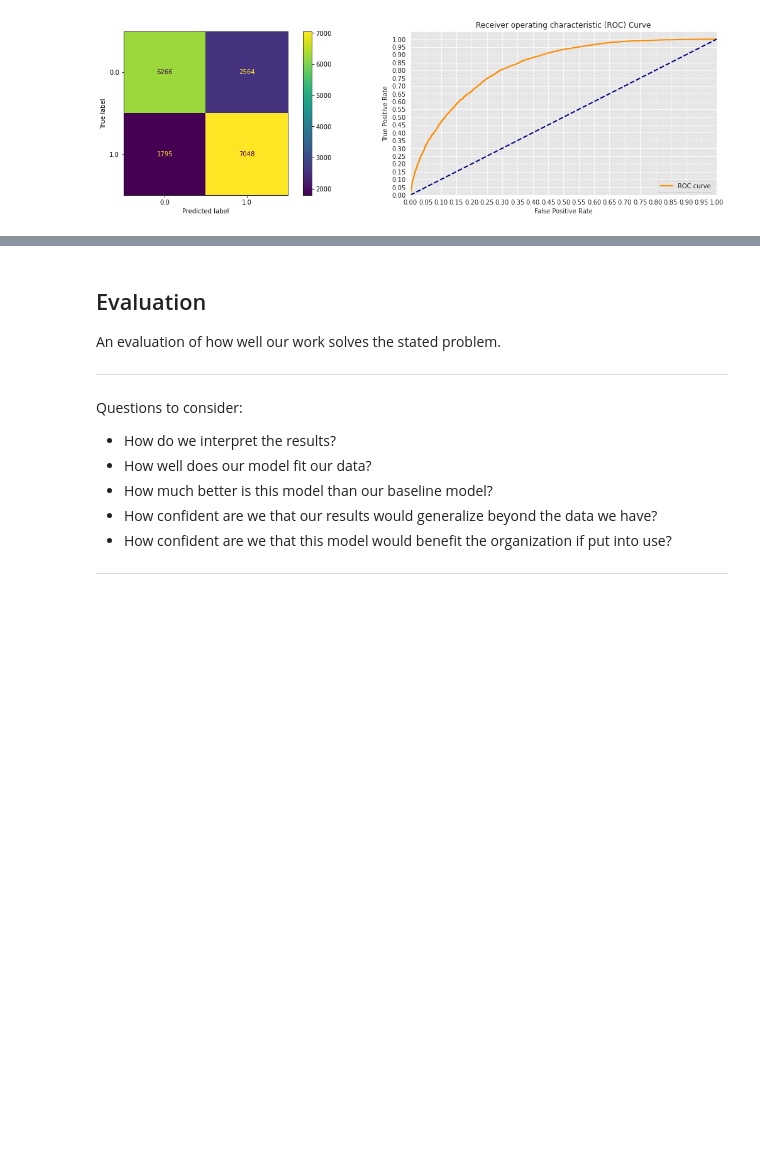
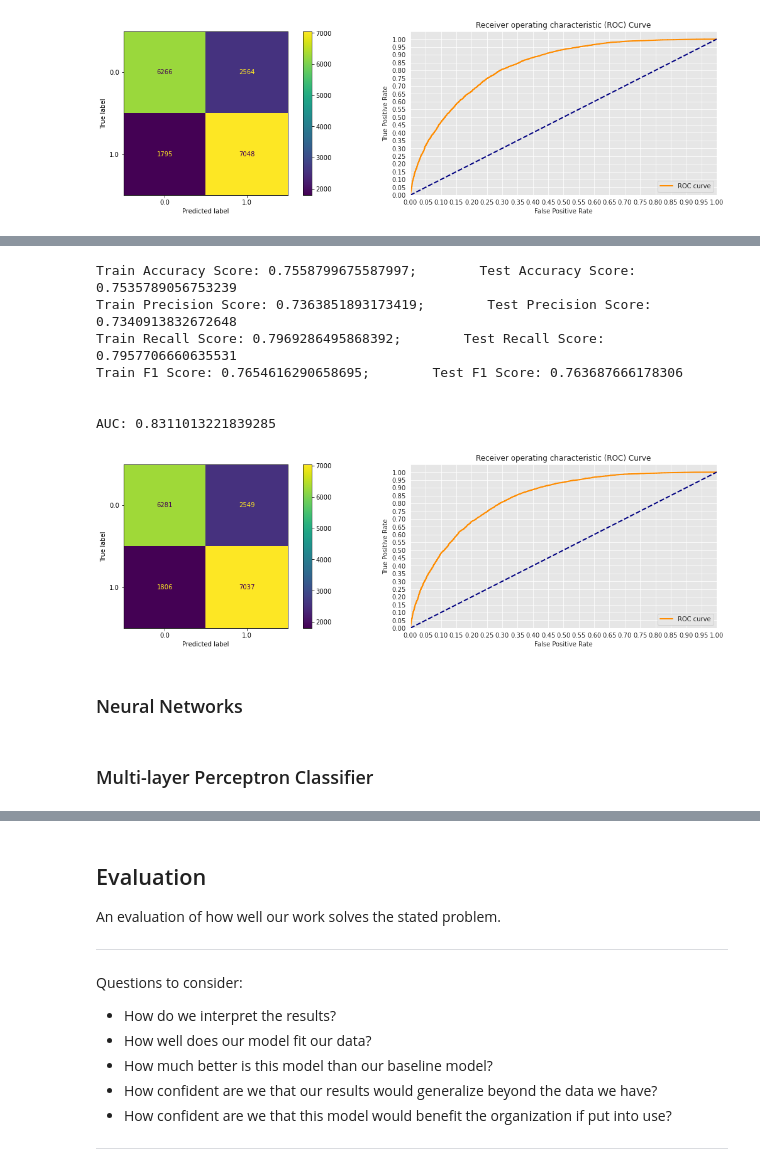
Before and after one commit to ChumpyDuelle/detecting-diabetes-with-machine-learning, a Jupyter notebook: detecting-diabetes-with-machine-learning.ipynb, the cells around one changed output, grey strips where cells are left out. Drawn from its saved outputs; the diff is of its cells as text; code cells hidden in the pictures; blank space fills up the shorter version.

```diff
--- a/detecting-diabetes-with-machine-learning.ipynb
+++ b/detecting-diabetes-with-machine-learning.ipynb
@@ -1118,0 +1143,15 @@ AUC: 0.828008205042564
+# %%
+gbc1 = GradientBoostingClassifier(random_state = 42).fit(X = X_train_scaled, y = y_train)
+# %%
+evaluate(gbc1)
+# %% [output]
+Train Accuracy Score: 0.7558799675587997;        Test Accuracy Score: 0.7535789056753239
+Train Precision Score: 0.7363851893173419;        Test Precision Score: 0.7340913832672648
+Train Recall Score: 0.7969286495868392;        Test Recall Score: 0.7957706660635531
+Train F1 Score: 0.7654616290658695;        Test F1 Score: 0.763687666178306
+
+
+AUC: 0.8311013221839285
+[figure, added]
+# %% [markdown]
+### Neural Networks
@@ -1118,0 +1160,2 @@ AUC: 0.828008205042564
+# %% [markdown]
+### Multi-layer Perceptron Classifier
```
Also changed, not shown: parts of 10 cells of this notebook.
